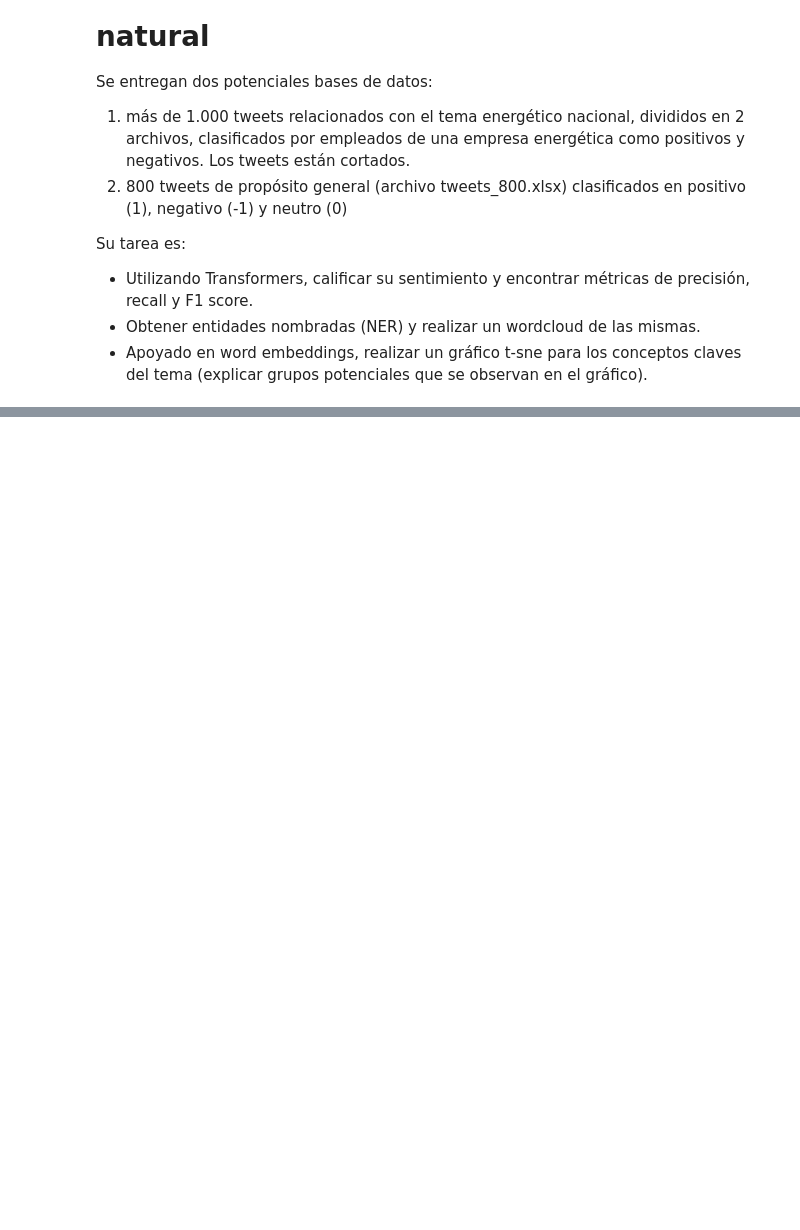
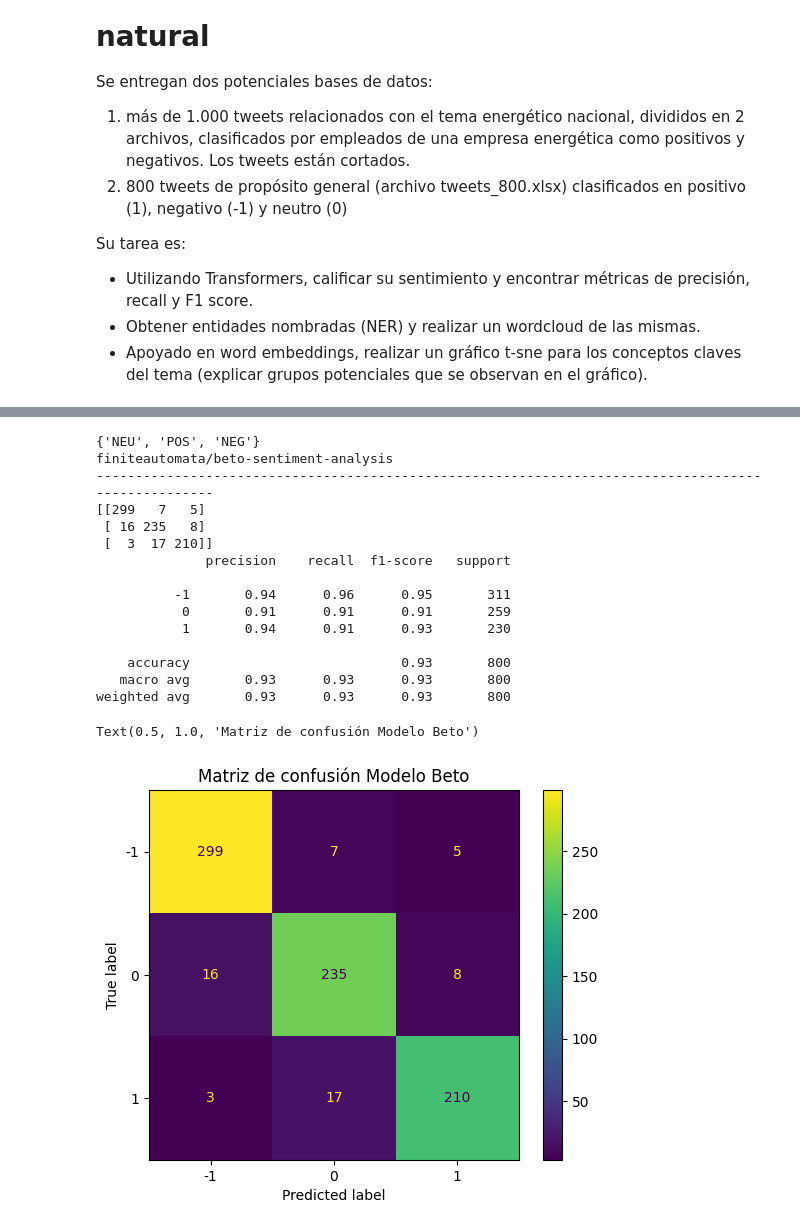
Before and after one commit to jesuarezt/nlp_course, a Jupyter notebook: tareas_talleres/taller_2/taller_2.ipynb, the cells around one changed output, grey strips where cells are left out. Saved outputs shown, nothing was run; the diff lists cells and outputs as text; code cells hidden in the pictures; blank space fills up the shorter version.

```diff
--- a/tareas_talleres/taller_2/taller_2.ipynb
+++ b/tareas_talleres/taller_2/taller_2.ipynb
@@ -34,0 +180,33 @@ memory usage: 12.6+ KB
+# %%
+task_ = 'sentiment-analysis'
+model_ = 'finiteautomata/beto-sentiment-analysis'
+categories_model = {'NEU' : '0',
+                   'POS' :'1',
+                   'NEG': '-1'}
+polarity = df.polaridad
+cm1, rc1 = evaluate_model(task_, model_, categories_model, polarity = df.polaridad)
+print(model_)
+print('-'*100)
+print(cm1)
+print(rc1)
+cmd = ConfusionMatrixDisplay(cm1,  display_labels=df.polaridad.unique())
+cmd.plot()
+cmd.ax_.set_title( 'Matriz de confusión Modelo Beto')
+# %% [output]
+{'NEU', 'POS', 'NEG'}
+finiteautomata/beto-sentiment-analysis
+----------------------------------------------------------------------------------------------------
+[[299   7   5]
+ [ 16 235   8]
+ [  3  17 210]]
+              precision    recall  f1-score   support
+
+          -1       0.94      0.96      0.95       311
+           0       0.91      0.91      0.91       259
+           1       0.94      0.91      0.93       230
+
+    accuracy                           0.93       800
+   macro avg       0.93      0.93      0.93       800
+weighted avg       0.93      0.93      0.93       800
+Text(0.5, 1.0, 'Matriz de confusión Modelo Beto')
+[figure, added]
```
Also changed, not shown: parts of 39 cells of this notebook, 5 other files.
